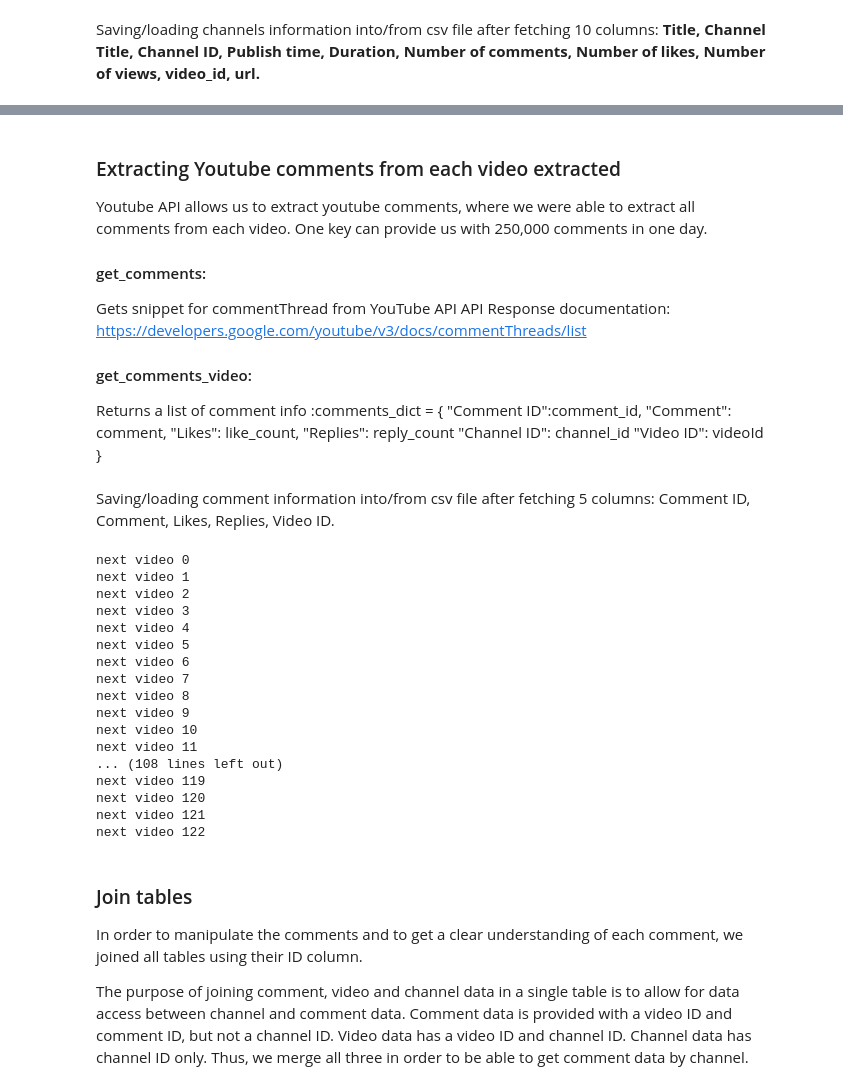
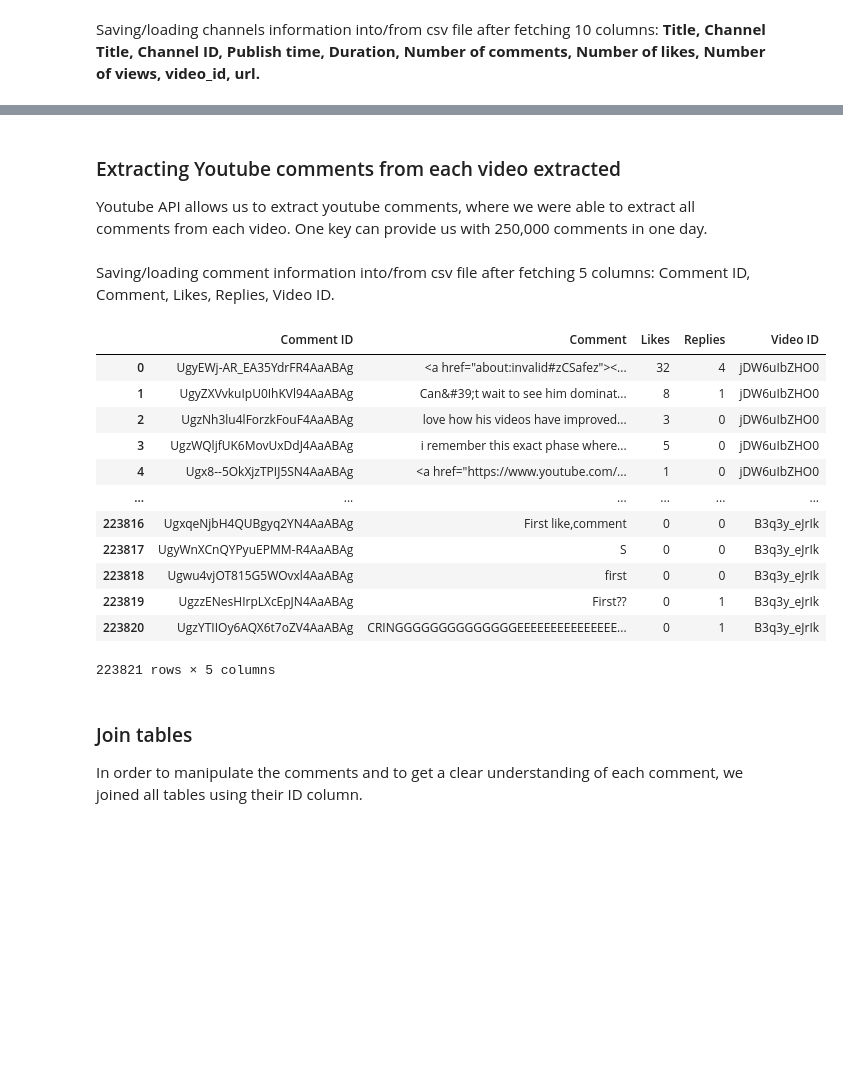
Before and after one commit to amira-bendjama/VALORANT-COMMENTS, a Jupyter notebook: DSCI511 - VALORANT.ipynb, the cells around one changed output, grey strips where cells are left out. Saved outputs shown, nothing was run; the diff lists cells and outputs as text; code cells hidden in the pictures; blank space fills up the shorter version.

```diff
--- a/DSCI511 - VALORANT.ipynb
+++ b/DSCI511 - VALORANT.ipynb
@@ -366,20 +371,6 @@ df_videos
 # %% [markdown]
 ### Extracting Youtube comments from each video extracted
 Youtube API allows us to extract youtube comments, where we were able to extract all comments from each video. One key can provide us with 250,000 comments in one day.
-
-#### get_comments:
-Gets snippet for commentThread from YouTube API
-API Response documentation: https://developers.google.com/youtube/v3/docs/commentThreads/list
-
-#### get_comments_video:
-Returns a list of comment info :comments_dict = {
-                 "Comment ID":comment_id,
-                 "Comment": comment,
-                 "Likes": like_count,
-                 "Replies": reply_count
-                 "Channel ID": channel_id
-                 "Video ID": videoId
-                 }
 # %%
 def get_comments(youtube, **kwargs):
     return youtube.commentThreads().list(
@@ -387,7 +378,7 @@ def get_comments(youtube, **kwargs):
         **kwargs
     ).execute()
 # %%
-def get_comments_video(videoId, total_comments = 8000, max_comment_per_page = 100 , order = "time"):
+def get_comments_video(videoId, total_comments = 5000, max_comment_per_page = 100 , order = "time"):
 
     comments_nb = 0
 
@@ -455,42 +446,35 @@ def get_comments_video(videoId, total_comments = 8000, max_comment_per_page = 10
 # %% [markdown]
 Saving/loading comment information into/from csv file after fetching 5 columns: Comment ID,	Comment,	Likes,	Replies,	Video ID.
 # %%
+import time
 if os.path.exists("data/comments.csv"):
     # load any pre-existing data
     df_comments = pd.read_csv('data/comments.csv')
-    df_comments.pop(df_comments.columns[0])
 else:
     comments = []
 
     for i , video_id in enumerate(df_videos["video_id"]):
-        print("next video", i)
         comments.extend(get_comments_video(video_id))
 
     df_comments = pd.DataFrame(comments)
     df_comments.to_csv('data/comments.csv', index=False)
 
 
 df_comments
 # %% [output]
+|  | Comment ID | Comment | Likes | Replies | Video ID |
+| 0 | UgyEWj-AR_EA35YdrFR4AaABAg | <a href="about:invalid#zCSafez"><... | 32 | 4 | jDW6uIbZHO0 |
+| 1 | UgyZXVvkuIpU0IhKVl94AaABAg | Can&#39;t wait to see him dominat... | 8 | 1 | jDW6uIbZHO0 |
+| 2 | UgzNh3lu4lForzkFouF4AaABAg | love how his videos have improved... | 3 | 0 | jDW6uIbZHO0 |
+| 3 | UgzWQljfUK6MovUxDdJ4AaABAg | i remember this exact phase where... | 5 | 0 | jDW6uIbZHO0 |
+| 4 | Ugx8--5OkXjzTPIJ5SN4AaABAg | <a href="https://www.youtube.com/... | 1 | 0 | jDW6uIbZHO0 |
+| ... | ... | ... | ... | ... | ... |
+| 223816 | UgxqeNjbH4QUBgyq2YN4AaABAg | First like,comment | 0 | 0 | B3q3y_eJrIk |
+| 223817 | UgyWnXCnQYPyuEPMM-R4AaABAg | S | 0 | 0 | B3q3y_eJrIk |
+| 223818 | Ugwu4vjOT815G5WOvxl4AaABAg | first | 0 | 0 | B3q3y_eJrIk |
+| 223819 | UgzzENesHIrpLXcEpJN4AaABAg | First?? | 0 | 1 | B3q3y_eJrIk |
+| 223820 | UgzYTIIOy6AQX6t7oZV4AaABAg | CRINGGGGGGGGGGGGGGEEEEEEEEEEEEEEE... | 0 | 1 | B3q3y_eJrIk |
-next video 0
-next video 1
-next video 2
-next video 3
-next video 4
-next video 5
-next video 6
-next video 7
-next video 8
-next video 9
-next video 10
-next video 11
-... (108 lines left out)
-next video 119
-next video 120
-next video 121
-next video 122
+223821 rows × 5 columns
 # %% [markdown]
 ### Join tables
 In order to manipulate the comments and to get a clear understanding of each comment, we joined all tables using their ID column.
-
-The purpose of joining comment, video and channel data in a single table is to allow for data access between channel and comment data. Comment data is provided with a video ID and comment ID, but not a channel ID. Video data has a video ID and channel ID. Channel data has channel ID only. Thus, we merge all three in order to be able to get comment data by channel.
```
Also changed, not shown: parts of 6 cells of this notebook, 1 other file.
